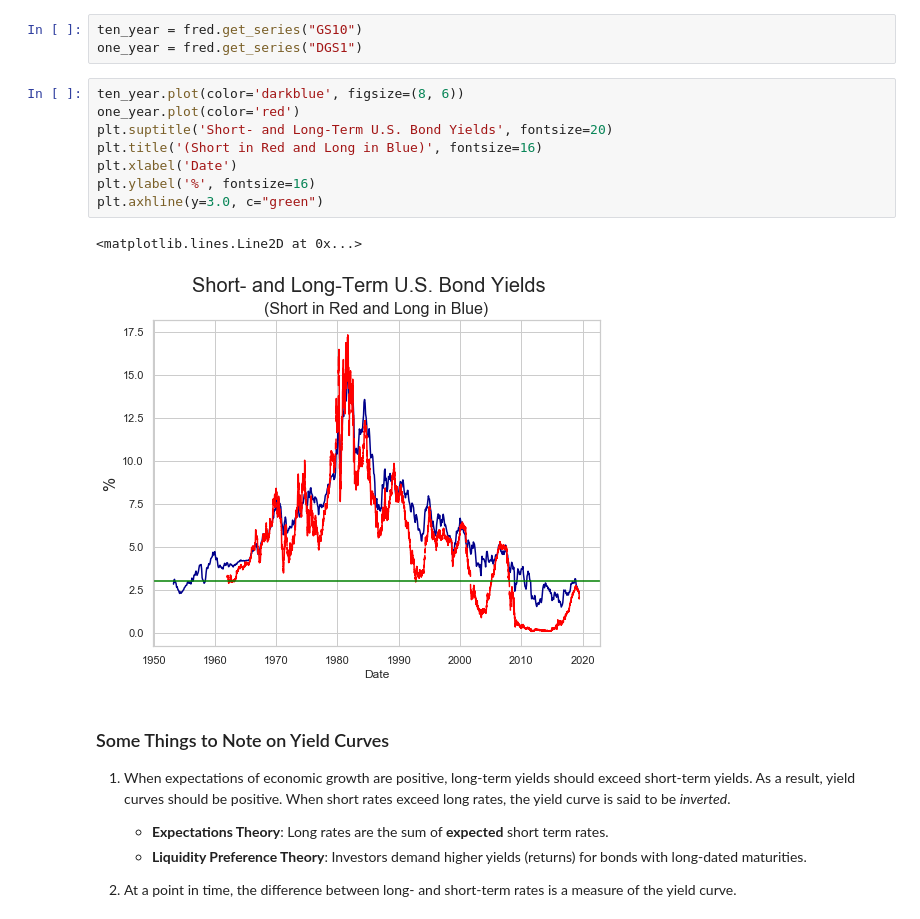
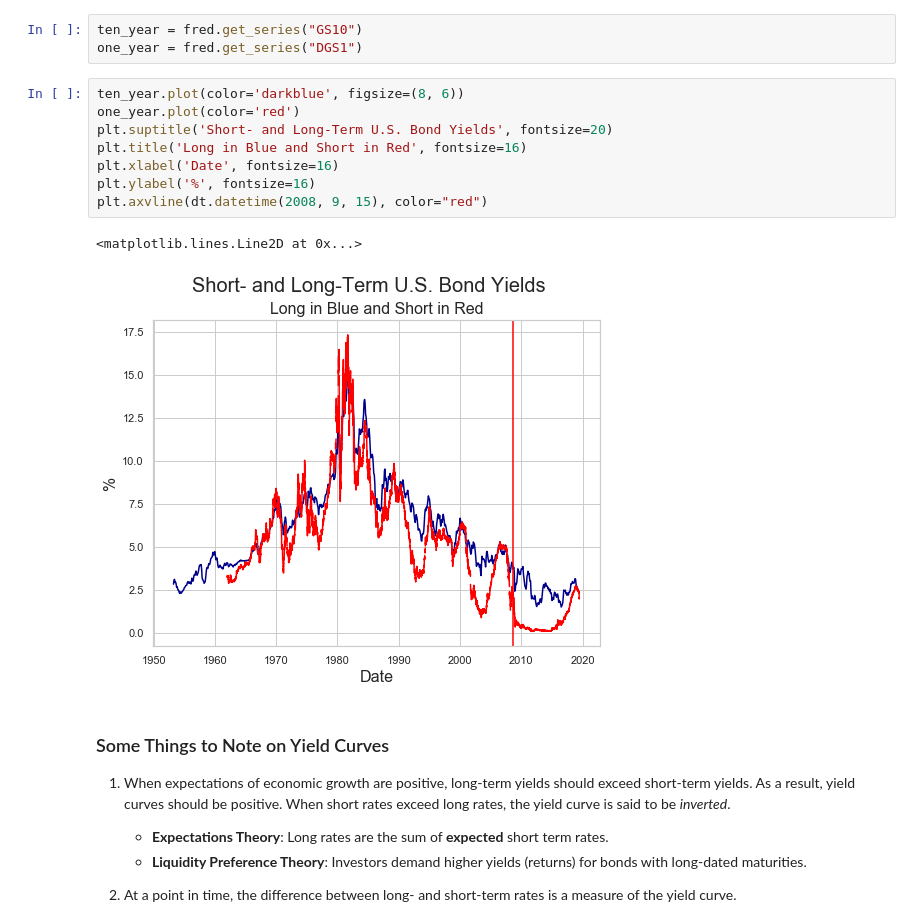
Before and after one commit to thsavage/REAL1-GC.1035, a Jupyter notebook: Notes as of June 13.ipynb, the cells around one changed output. Cells and saved outputs as stored; diff of their text form.

```diff
--- a/Notes as of June 13.ipynb
+++ b/Notes as of June 13.ipynb
@@ -764,14 +779,14 @@ one_year = fred.get_series("DGS1")
 # %%
 ten_year.plot(color='darkblue', figsize=(8, 6))
 one_year.plot(color='red')
 plt.suptitle('Short- and Long-Term U.S. Bond Yields', fontsize=20)
-plt.title('(Short in Red and Long in Blue)', fontsize=16)
-plt.xlabel('Date')
+plt.title('Long in Blue and Short in Red', fontsize=16)
+plt.xlabel('Date', fontsize=16)
 plt.ylabel('%', fontsize=16)
-plt.axhline(y=3.0, c="green")
+plt.axvline(dt.datetime(2008, 9, 15), color="red")
 # %% [output]
 <matplotlib.lines.Line2D at 0x...>
-[figure, old version]
+[figure, new version]
 # %% [markdown]
 ### Some Things to Note on Yield Curves
 1. When expectations of economic growth are positive, long-term yields should exceed short-term yields.  As a result, yield curves should be positive.  When short rates exceed long rates, the yield curve is said to be *inverted*.
```
Also changed, not shown: parts of 13 cells of this notebook.
